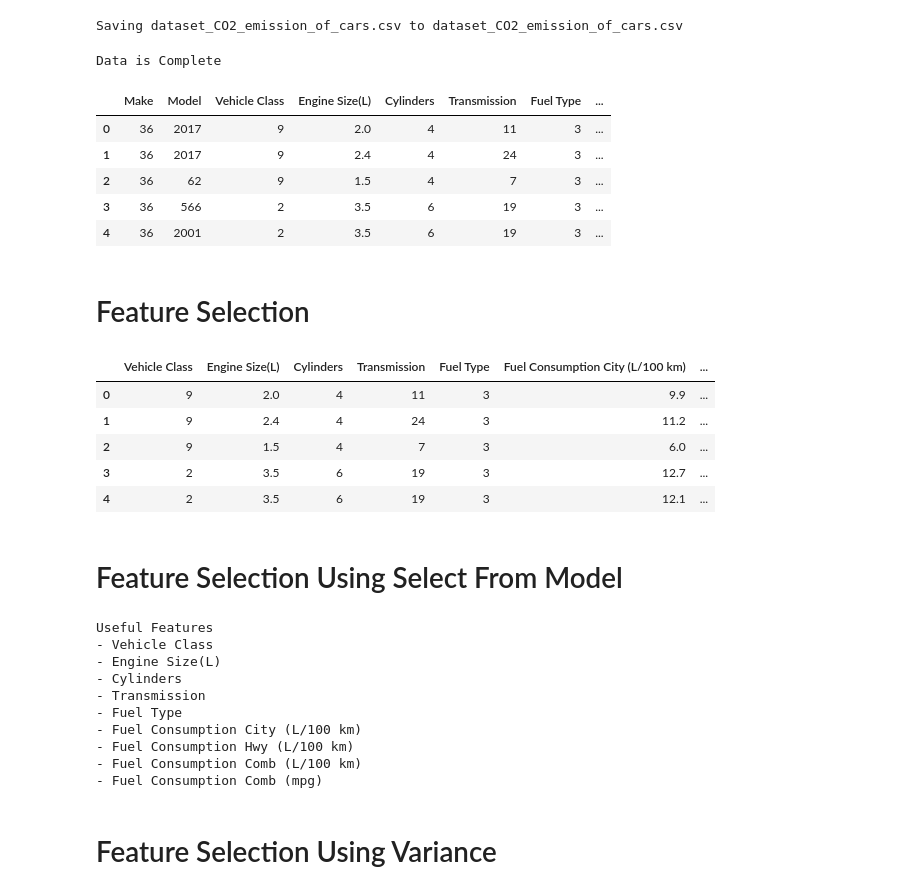
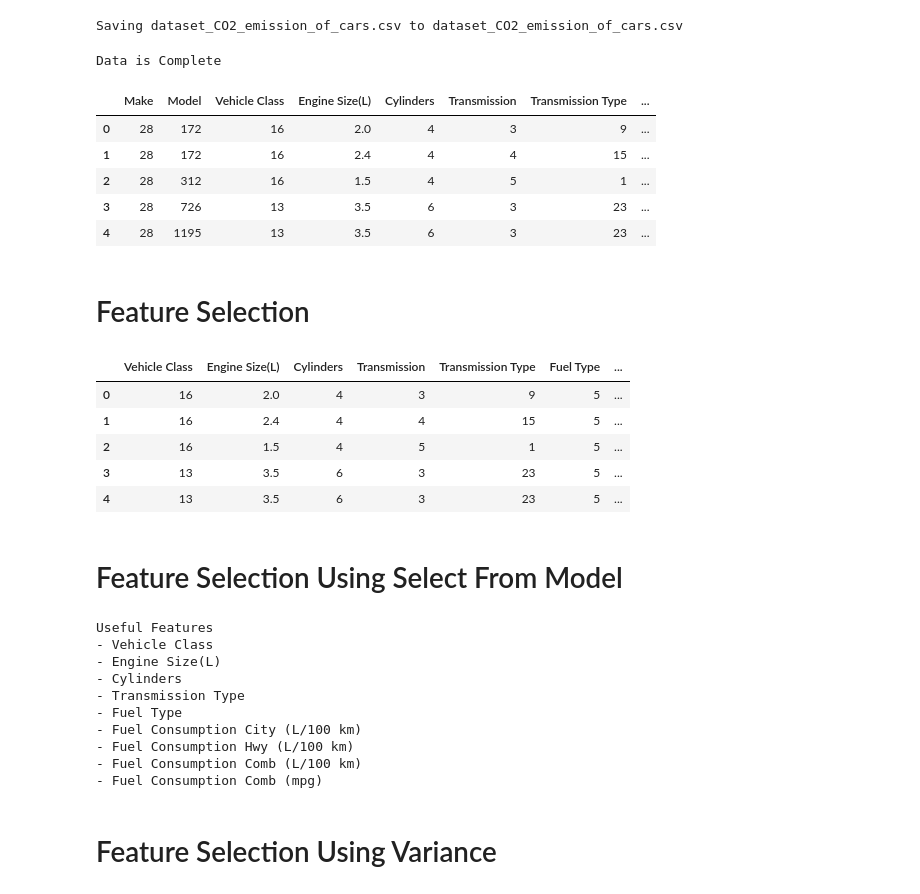
Before and after one commit to toluolatubosun/Team-Ingenii-AIForEnergy, a Jupyter notebook: model.ipynb, the cells around one changed output. Saved outputs shown, nothing was run; the diff lists cells and outputs as text; code cells hidden in the pictures.

```diff
--- a/model.ipynb
+++ b/model.ipynb
@@ -49,39 +49,46 @@ for unique_model in set(data['Model']):
   i = i + 1
 
 vehicle_class_dict = {}
 i = 1
 for unique_vehicle_class in set(data['Vehicle Class']):
   vehicle_class_dict[unique_vehicle_class] = i
   i = i + 1
 
 transmission_dict = {}
 i = 1
 for unique_transmission in set(data['Transmission']):
   transmission_dict[unique_transmission] = i
   i = i + 1
 
+transmission_type_dict = {}
+i = 1
+for unique_transmission_type in set(data['Transmission Type']):
+  transmission_type_dict[unique_transmission_type] = i
+  i = i + 1
+
 fuel_type_dict = {}
 i = 1
 for unique_fuel_type in set(data['Fuel Type']):
   fuel_type_dict[unique_fuel_type] = i
   i = i + 1
 
 data_clean = data
 data_clean['Make'] = data_clean['Make'].map(make_dict, 0)
 data_clean['Model'] = data_clean['Model'].map(model_dict, 0)
 data_clean['Vehicle Class'] = data_clean['Vehicle Class'].map(vehicle_class_dict, 0)
 data_clean['Transmission'] = data_clean['Transmission'].map(transmission_dict, 0)
+data_clean['Transmission Type'] = data_clean['Transmission Type'].map(transmission_type_dict, 0)
 data_clean['Fuel Type'] = data_clean['Fuel Type'].map(fuel_type_dict, 0)
 
 data_clean.head()
 # %% [output]
 Data is Complete
-|  | Make | Model | Vehicle Class | Engine Size(L) | Cylinders | Transmission | Fuel Type | ... |
-| 0 | 36 | 2017 | 9 | 2.0 | 4 | 11 | 3 | ... |
-| 1 | 36 | 2017 | 9 | 2.4 | 4 | 24 | 3 | ... |
-| 2 | 36 | 62 | 9 | 1.5 | 4 | 7 | 3 | ... |
-| 3 | 36 | 566 | 2 | 3.5 | 6 | 19 | 3 | ... |
-| 4 | 36 | 2001 | 2 | 3.5 | 6 | 19 | 3 | ... |
+|  | Make | Model | Vehicle Class | Engine Size(L) | Cylinders | Transmission | Transmission Type | ... |
+| 0 | 28 | 172 | 16 | 2.0 | 4 | 3 | 9 | ... |
+| 1 | 28 | 172 | 16 | 2.4 | 4 | 4 | 15 | ... |
+| 2 | 28 | 312 | 16 | 1.5 | 4 | 5 | 1 | ... |
+| 3 | 28 | 726 | 13 | 3.5 | 6 | 3 | 23 | ... |
+| 4 | 28 | 1195 | 13 | 3.5 | 6 | 3 | 23 | ... |
 # %% [markdown]
 # Feature Selection
 # %%
@@ -90,12 +97,12 @@ y = data_clean['CO2 Emissions(g/km)']
 
 X.head()
 # %% [output]
-|  | Vehicle Class | Engine Size(L) | Cylinders | Transmission | Fuel Type | Fuel Consumption City (L/100 km) | ... |
-| 0 | 9 | 2.0 | 4 | 11 | 3 | 9.9 | ... |
-| 1 | 9 | 2.4 | 4 | 24 | 3 | 11.2 | ... |
-| 2 | 9 | 1.5 | 4 | 7 | 3 | 6.0 | ... |
-| 3 | 2 | 3.5 | 6 | 19 | 3 | 12.7 | ... |
-| 4 | 2 | 3.5 | 6 | 19 | 3 | 12.1 | ... |
+|  | Vehicle Class | Engine Size(L) | Cylinders | Transmission | Transmission Type | Fuel Type | ... |
+| 0 | 16 | 2.0 | 4 | 3 | 9 | 5 | ... |
+| 1 | 16 | 2.4 | 4 | 4 | 15 | 5 | ... |
+| 2 | 16 | 1.5 | 4 | 5 | 1 | 5 | ... |
+| 3 | 13 | 3.5 | 6 | 3 | 23 | 5 | ... |
+| 4 | 13 | 3.5 | 6 | 3 | 23 | 5 | ... |
 # %% [markdown]
 # Feature Selection Using Select From Model
 # %%
@@ -116,7 +123,7 @@ Useful Features
 - Vehicle Class
 - Engine Size(L)
 - Cylinders
-- Transmission
+- Transmission Type
 - Fuel Type
 - Fuel Consumption City (L/100 km)
 - Fuel Consumption Hwy (L/100 km)
```
Also changed, not shown: parts of 7 cells of this notebook.
